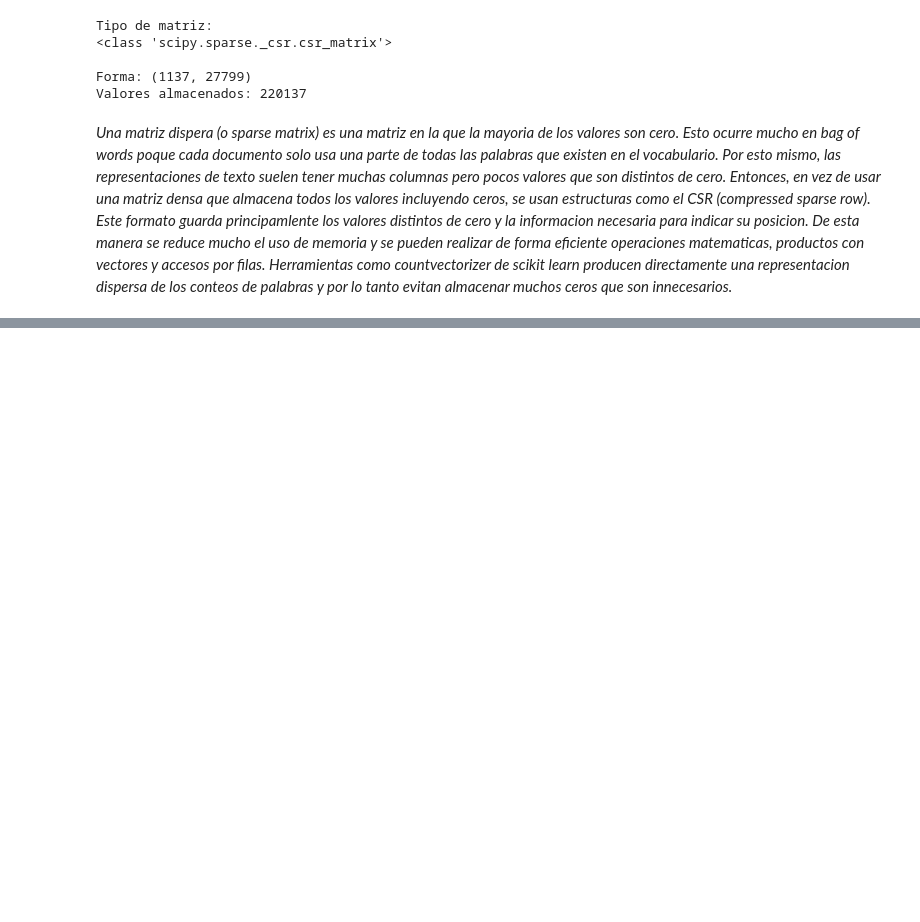
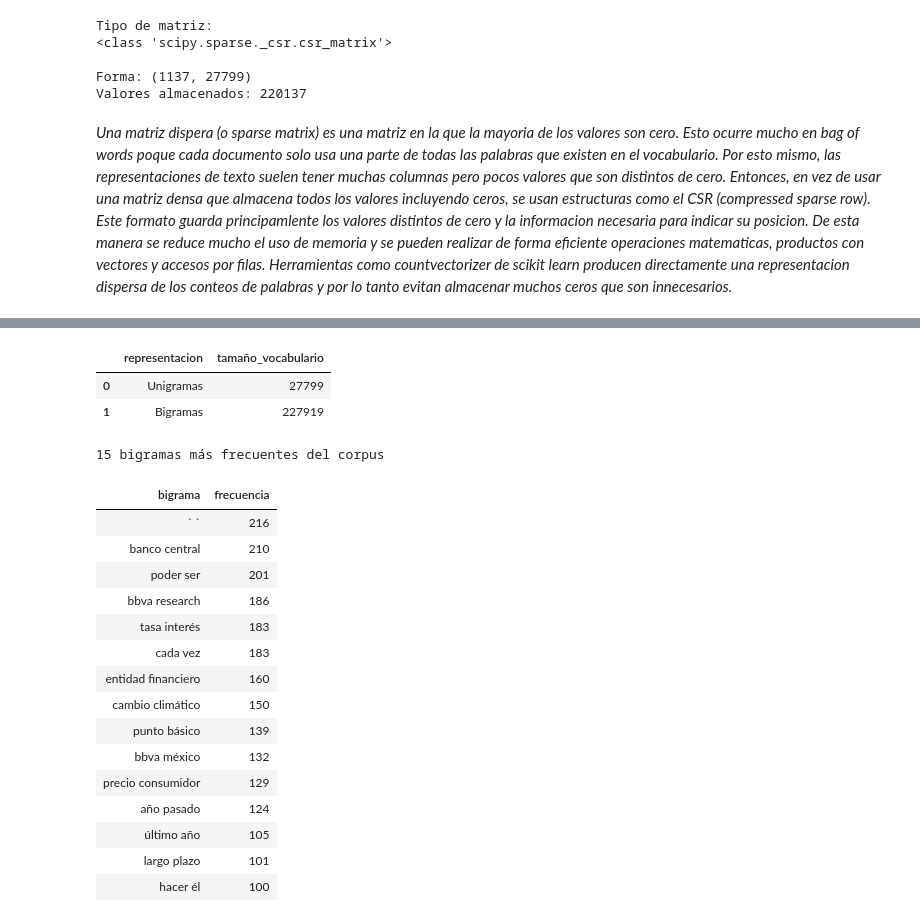
Before and after one commit to JuanDi37/Laboratorio-2, a Jupyter notebook: Laboratorio#2NLP.ipynb, the cells around one changed output, grey strips where cells are left out. Drawn from its saved outputs; the diff is of its cells as text; code cells hidden in the pictures; blank space fills up the shorter version.

```diff
--- a/Laboratorio#2NLP.ipynb
+++ b/Laboratorio#2NLP.ipynb
@@ -461,0 +485,18 @@ Valores almacenados: 220137
+# %%
+#representacion utilizando bigramas
+
+vectorizador_bigramas = CountVectorizer(
+    tokenizer=str.split,
+    token_pattern=None,
+    lowercase=False,
+    ngram_range=(2, 2)
+)
+
+matriz_bigramas = vectorizador_bigramas.fit_transform(
+    corpus["texto_normalizado"]
+)
+
+vocabulario_bigramas = vectorizador_bigramas.get_feature_names_out()
+
+print("Forma de la matriz de bigramas:", matriz_bigramas.shape)
+print("Tamaño del vocabulario de bigramas:", len(vocabulario_bigramas))
@@ -461,0 +506,60 @@ Valores almacenados: 220137
+# %%
+#comparamos el tamaño de los vocabularios
+
+comparacion_ngramas = pd.DataFrame({
+    "representacion": [
+        "Unigramas",
+        "Bigramas"
+    ],
+    "tamaño_vocabulario": [
+        len(vocabulario_unigramas),
+        len(vocabulario_bigramas)
+    ]
+})
+
+display(comparacion_ngramas)
+# %% [output]
+|  | representacion | tamaño_vocabulario |
+| 0 | Unigramas | 27799 |
+| 1 | Bigramas | 227919 |
+# %%
+#calculamos la frecuencia total de cada bigrama en el corpus
+
+frecuencias_bigramas = np.asarray(
+    matriz_bigramas.sum(axis=0)
+).ravel()
+
+indices_ordenados = frecuencias_bigramas.argsort()[::-1]
+
+top_15_bigramas = pd.DataFrame({
+    "bigrama": vocabulario_bigramas[
+        indices_ordenados[:15]
+    ],
+    "frecuencia": frecuencias_bigramas[
+        indices_ordenados[:15]
+    ]
+})
+
+display(
+    top_15_bigramas.style
+    .hide(axis="index")
+    .set_caption("15 bigramas más frecuentes del corpus")
+)
+# %% [output]
+15 bigramas más frecuentes del corpus
+| bigrama | frecuencia |
+| ` ` | 216 |
+| banco central | 210 |
+| poder ser | 201 |
+| bbva research | 186 |
+| tasa interés | 183 |
+| cada vez | 183 |
+| entidad financiero | 160 |
+| cambio climático | 150 |
+| punto básico | 139 |
+| bbva méxico | 132 |
+| precio consumidor | 129 |
+| año pasado | 124 |
+| último año | 105 |
+| largo plazo | 101 |
+| hacer él | 100 |
```
Also changed, not shown: parts of 5 cells of this notebook.
